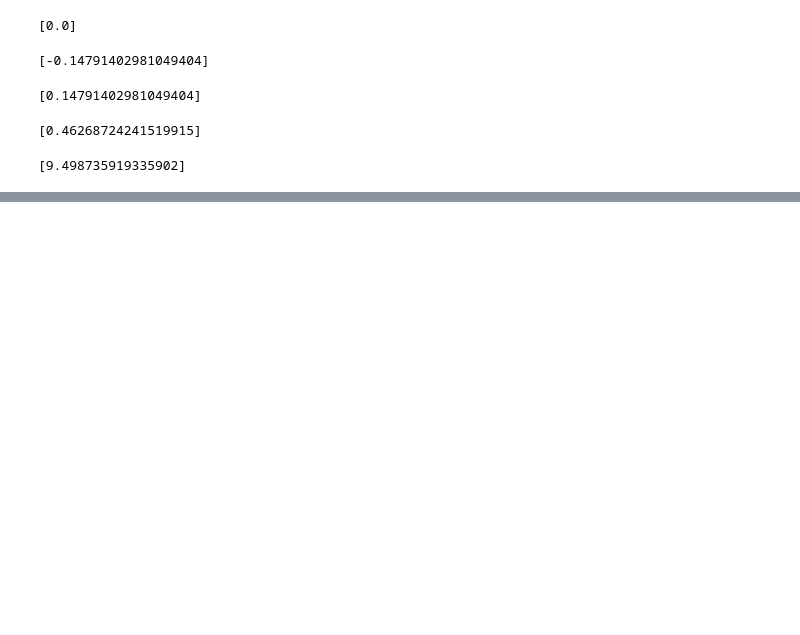
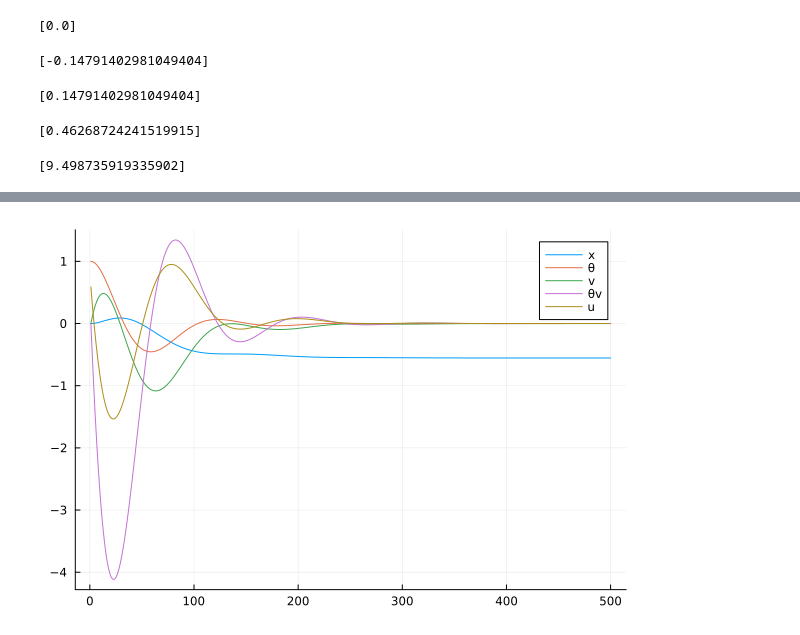
Before and after one commit to Rexlab-cartpole/Controller, a Jupyter notebook: cartpole-LQR.ipynb, the cells around one changed output, grey strips where cells are left out. Cells and saved outputs as stored; diff of their text form; code cells hidden in the pictures; blank space fills up the shorter version.

```diff
--- a/cartpole-LQR.ipynb
+++ b/cartpole-LQR.ipynb
@@ -127,0 +226,17 @@ print(test_control)
+# %%
+Nsim = 500
+x_lqr = [zeros(nx) for i = 1:Nsim]
+x_lqr[1] = [0; 1; 0; 0]
+u_lqr = zeros(Nsim-1)
+
+for k = 1:Nsim-1
+    # u_lqr[k] = -cache.Kinf*(x_lqr[k] - [0; 1; 0; 0])
+    u = -K*(x_lqr[k] - [0; 0; 0; 0])
+    u_lqr[k] =  u[1]
+    x_lqr[k+1] = A*x_lqr[k] + B*u_lqr[k]
+end
+
+plot(hcat(x_lqr...)', label=["x" "θ" "v" "θv"])
+plot!(hcat(u_lqr...)', label="u")
+# %% [output]
+[figure, added]
```
Also changed, not shown: parts of 2 cells of this notebook.
